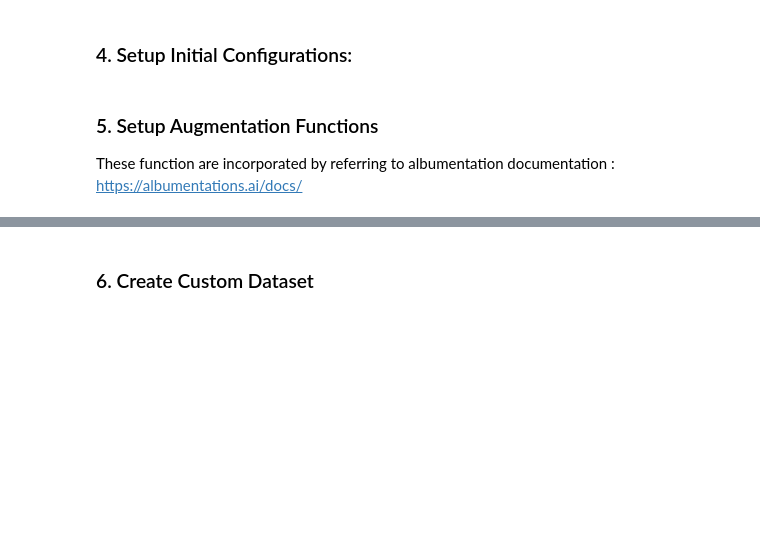
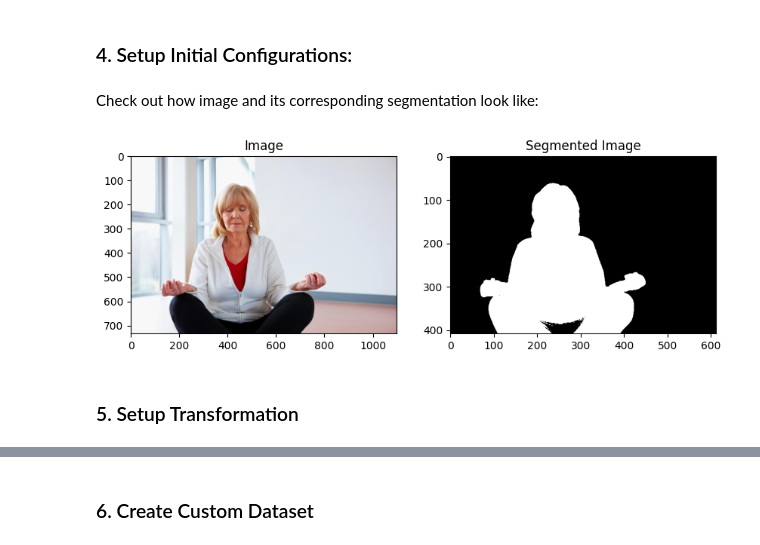
Before and after one commit to samyarsworld/Human-segmentation-deep-learning, a Jupyter notebook: Human_Segmentation.ipynb, the cells around one changed output, grey strips where cells are left out. Cells and saved outputs as stored; diff of their text form; code cells hidden in the pictures; blank space fills up the shorter version.

Commit message:
Add initial configurations, plot images, custom dataset, and transformers

```diff
--- a/Human_Segmentation.ipynb
+++ b/Human_Segmentation.ipynb
@@ -37,5 +55,34 @@ import cv2
 # %% [markdown]
 ### 4. Setup Initial Configurations:
-# %% [markdown]
-### 5. Setup Augmentation Functions
-These function are incorporated by referring to albumentation documentation : https://albumentations.ai/docs/
+# %%
+# Configure device agnostic model (preferably on GPU)
+device = "cuda" if torch.cuda.is_available() else "cpu"
+
+# Setup path to data folder
+data_path = Path("data/")
+
+# Setup train and segmented paths
+train_dir = data_path / "training_dataset"
+segmented_dir = data_path / "segmented_dataset"
+
+# Get all image paths (* means "any combination")
+train_image_path_list = sorted(list(train_dir.glob("*.jpg")))
+segmented_image_path_list = sorted(list(segmented_dir.glob("*.png")))
+# %% [markdown]
+Check out how image and its corresponding segmentation look like:
+# %%
+# Get a random image index
+random_index = random.randint(0, len(train_image_path_list) - 1)
+
+# Build a to tensor transform function
+to_tensor = transforms.ToTensor()
+
+# Transform the base image and segmented image to tensor
+image = to_tensor(Image.open(train_image_path_list[random_index]))
+segmented_image = to_tensor(Image.open(segmented_image_path_list[random_index]))
+
+plot_images(image, segmented_image)
+# %% [output]
+[figure, added]
+# %% [markdown]
+### 5. Setup Transformation
```
Also changed, not shown: parts of 15 cells of this notebook.
